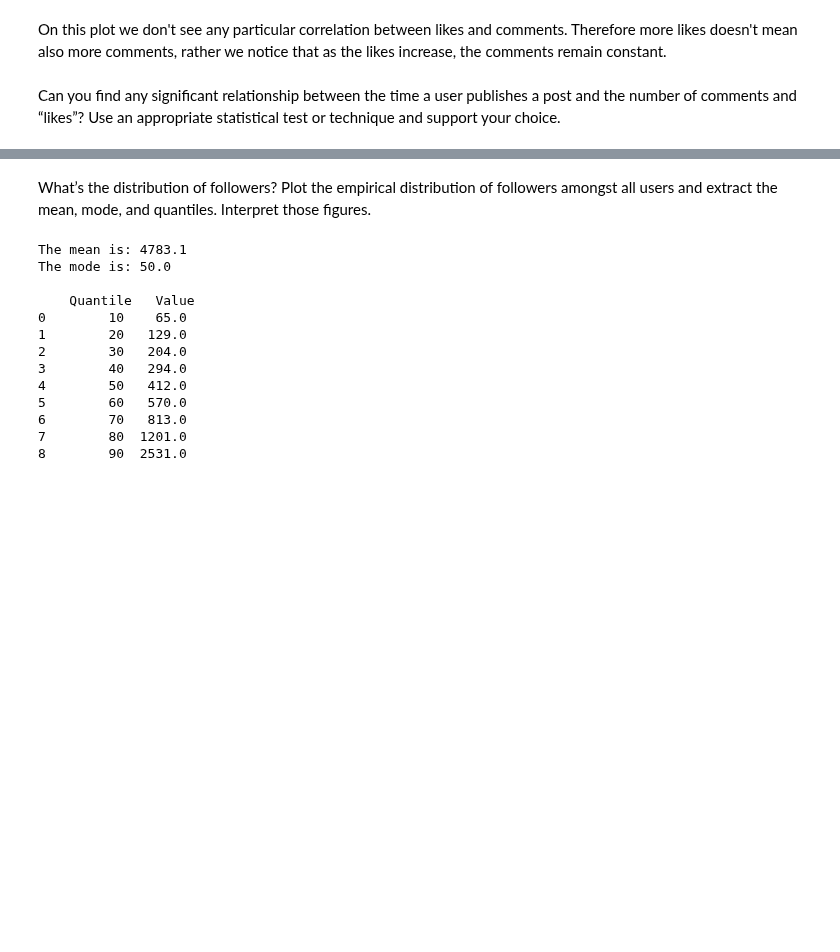
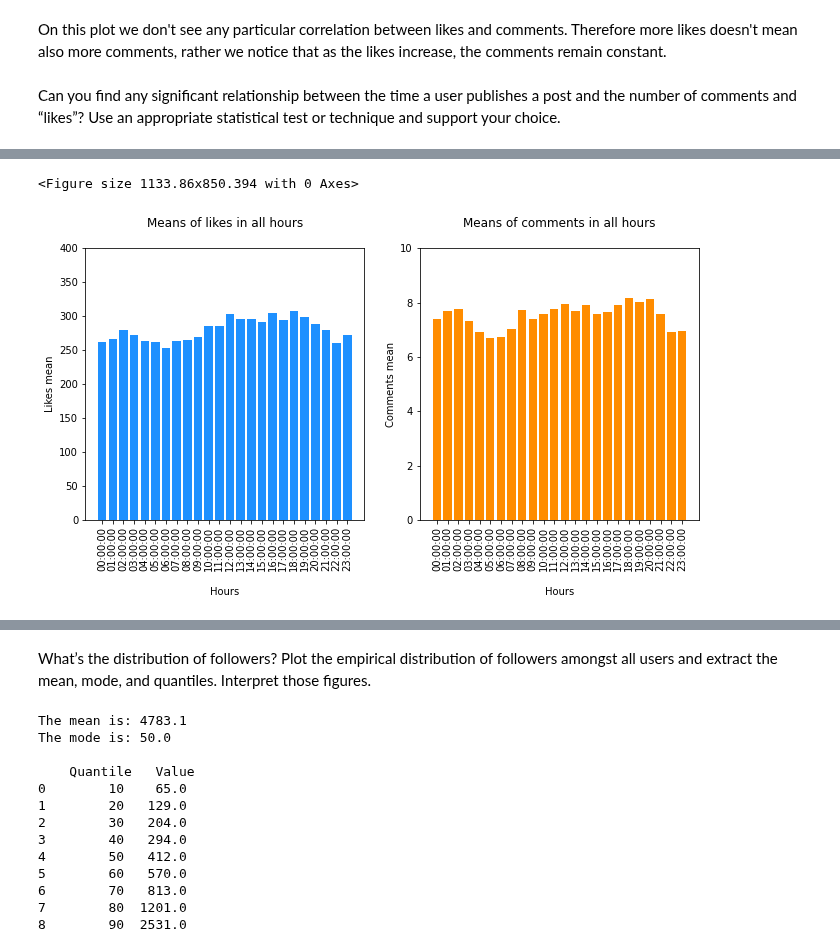
Before and after one commit to Matteo-Candi/ADM_HW2, a Jupyter notebook: main.ipynb, the cells around one changed output, grey strips where cells are left out. Drawn from its saved outputs; the diff is of its cells as text; code cells hidden in the pictures; blank space fills up the shorter version.

```diff
--- a/main.ipynb
+++ b/main.ipynb
@@ -260,0 +258,16 @@ plt.show()
+# %%
+plt.figure(figsize=(40/2.54, 30/2.54))
+
+fig, ax = plt.subplots(1,2, figsize=(11, 5))
+ax[0].bar(hours,list(mean_likes), color="dodgerblue")
+ax[0].set(title="Means of likes in all hours\n", xlabel="\nHours", ylabel="Likes mean", ylim=[0, 400])
+ax[0].tick_params(axis='x', rotation=90)
+
+ax[1].bar(hours,list(mean_comments), color="darkorange")
+ax[1].set(title="Means of comments in all hours\n", xlabel="\nHours", ylabel="Comments mean", ylim=[0, 10])
+ax[1].tick_params(axis='x', rotation=90)
+
+plt.show()
+# %% [output]
+<Figure size 1133.86x850.394 with 0 Axes>
+[figure, added]
```
Also changed, not shown: parts of 4 cells of this notebook.
